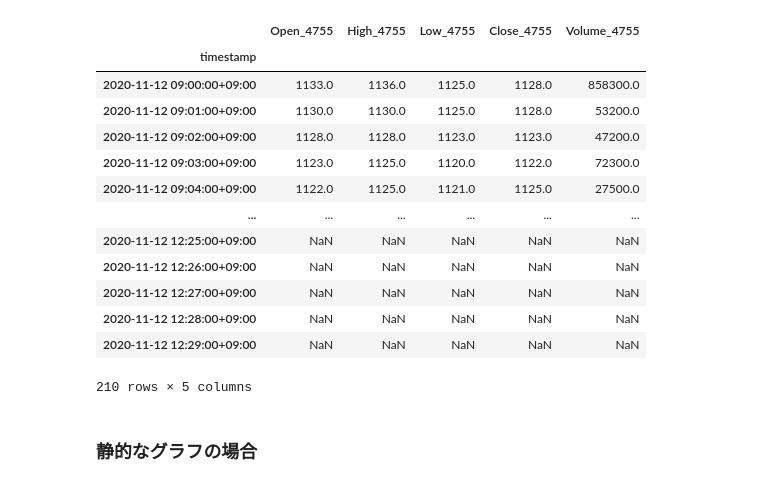
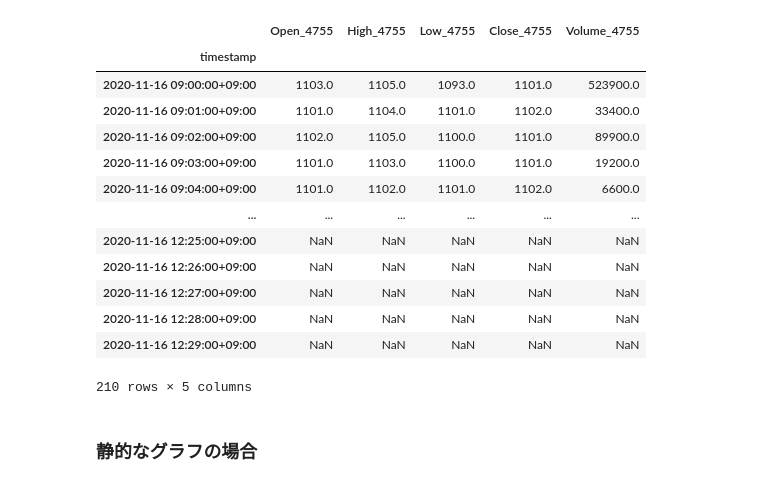
Before and after one commit to deepgreenAN/BokehCandleStick, a Jupyter notebook: bokeh_candle_stick_simple_using.ipynb, the cells around one changed output. Drawn from its saved outputs; the diff is of its cells as text; code cells hidden in the pictures.

```diff
--- a/bokeh_candle_stick_simple_using.ipynb
+++ b/bokeh_candle_stick_simple_using.ipynb
@@ -18,30 +18,30 @@ stock_names = ["4755.T"]  # 楽天
 stockloader = YahooFinanceStockLoaderMin(stock_names, stop_time_span=2.0, is_use_stop=False)
 stock_df = stockloader.load()
 # %%
-day_before = datetime.date.today() - datetime.timedelta(days=2)  # 今日のデータはないので，一昨日
+day_before = datetime.date.today() - datetime.timedelta(days=0)  # 今日のデータはないので，一昨日
 
 
 jst_timezone = timezone("Asia/Tokyo")
 start_time = jst_timezone.localize(datetime.datetime(day_before.year, day_before.month, day_before.day, 9, 0, 0))
 #start_time = jst_timezone.localize(datetime.datetime(day_before.year, day_before.month, day_before.day, 12, 30, 0))
 end_time = jst_timezone.localize(datetime.datetime(day_before.year, day_before.month, day_before.day, 12, 30, 0))
 #end_time = jst_timezone.localize(datetime.datetime(day_before.year, day_before.month, day_before.day, 15, 0, 0))
 sub_stock_df = stock_df[(stock_df.index>=start_time)&(stock_df.index<end_time)].copy()  # locとスライスを利用すると両端を含めてしまうため
 sub_stock_df
 # %% [output]
 |  | Open_4755 | High_4755 | Low_4755 | Close_4755 | Volume_4755 |
 | timestamp |  |  |  |  |  |
-| 2020-11-12 09:00:00+09:00 | 1133.0 | 1136.0 | 1125.0 | 1128.0 | 858300.0 |
-| 2020-11-12 09:01:00+09:00 | 1130.0 | 1130.0 | 1125.0 | 1128.0 | 53200.0 |
-| 2020-11-12 09:02:00+09:00 | 1128.0 | 1128.0 | 1123.0 | 1123.0 | 47200.0 |
-| 2020-11-12 09:03:00+09:00 | 1123.0 | 1125.0 | 1120.0 | 1122.0 | 72300.0 |
-| 2020-11-12 09:04:00+09:00 | 1122.0 | 1125.0 | 1121.0 | 1125.0 | 27500.0 |
+| 2020-11-16 09:00:00+09:00 | 1103.0 | 1105.0 | 1093.0 | 1101.0 | 523900.0 |
+| 2020-11-16 09:01:00+09:00 | 1101.0 | 1104.0 | 1101.0 | 1102.0 | 33400.0 |
+| 2020-11-16 09:02:00+09:00 | 1102.0 | 1105.0 | 1100.0 | 1101.0 | 89900.0 |
+| 2020-11-16 09:03:00+09:00 | 1101.0 | 1103.0 | 1100.0 | 1101.0 | 19200.0 |
+| 2020-11-16 09:04:00+09:00 | 1101.0 | 1102.0 | 1101.0 | 1102.0 | 6600.0 |
 | ... | ... | ... | ... | ... | ... |
-| 2020-11-12 12:25:00+09:00 | NaN | NaN | NaN | NaN | NaN |
-| 2020-11-12 12:26:00+09:00 | NaN | NaN | NaN | NaN | NaN |
-| 2020-11-12 12:27:00+09:00 | NaN | NaN | NaN | NaN | NaN |
-| 2020-11-12 12:28:00+09:00 | NaN | NaN | NaN | NaN | NaN |
-| 2020-11-12 12:29:00+09:00 | NaN | NaN | NaN | NaN | NaN |
+| 2020-11-16 12:25:00+09:00 | NaN | NaN | NaN | NaN | NaN |
+| 2020-11-16 12:26:00+09:00 | NaN | NaN | NaN | NaN | NaN |
+| 2020-11-16 12:27:00+09:00 | NaN | NaN | NaN | NaN | NaN |
+| 2020-11-16 12:28:00+09:00 | NaN | NaN | NaN | NaN | NaN |
+| 2020-11-16 12:29:00+09:00 | NaN | NaN | NaN | NaN | NaN |
 210 rows × 5 columns
 # %% [markdown]
 ### 静的なグラフの場合
```
Also changed, not shown: parts of 1 cell of this notebook, 5 other files.
